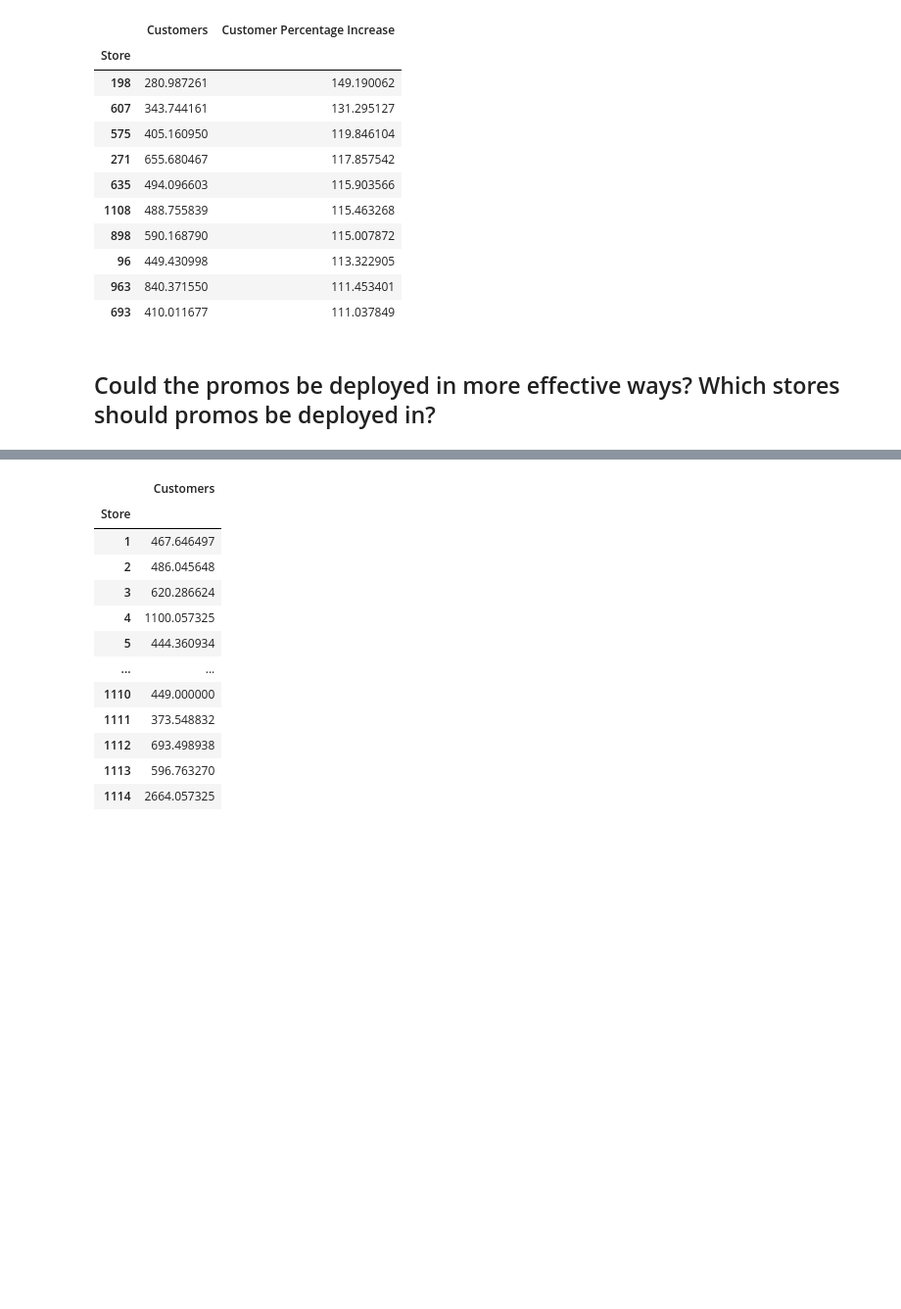
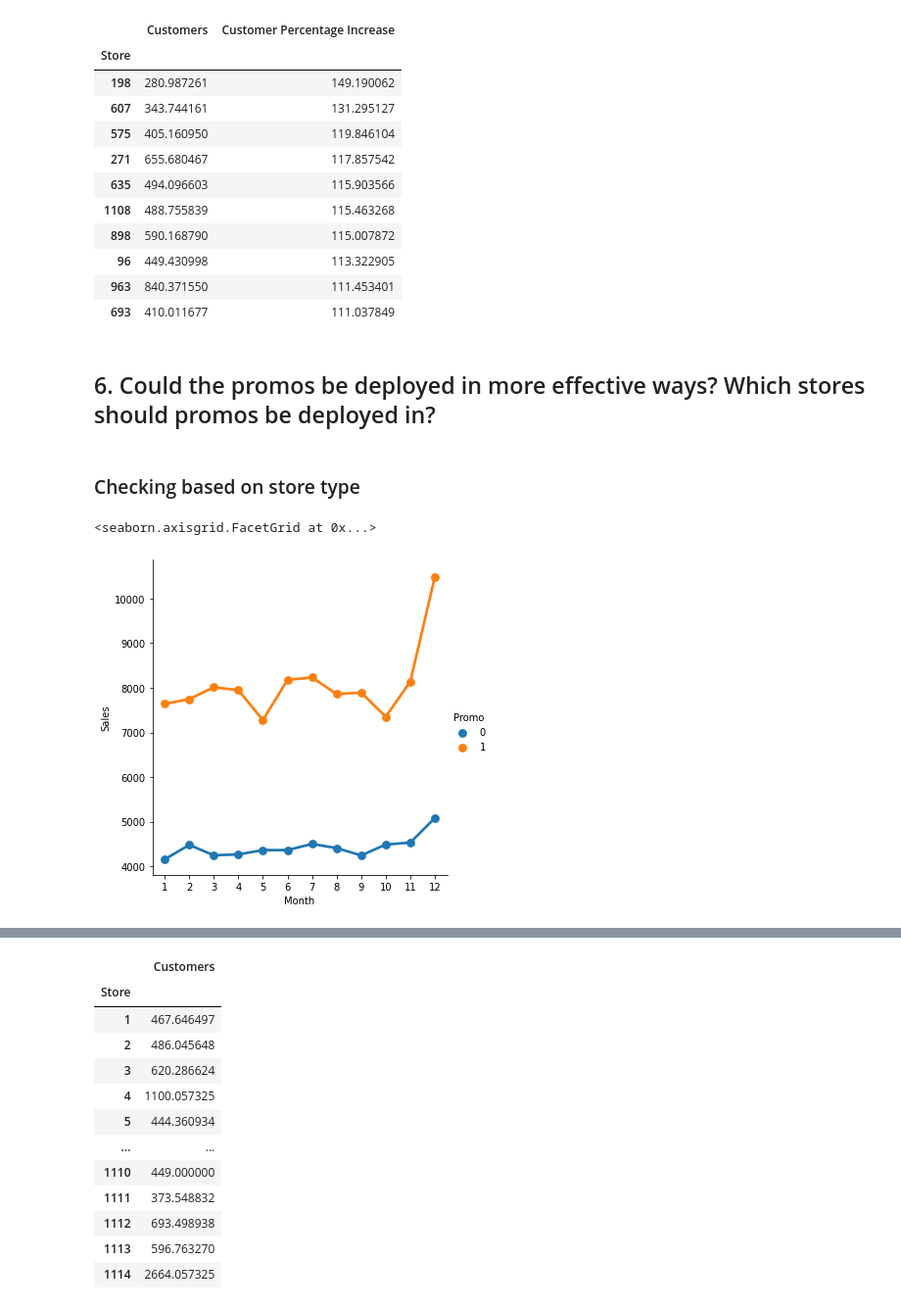
Before and after one commit to DePacifier/pharmacy_sales_prediction, a Jupyter notebook: notebooks/data_exploration.ipynb, the cells around one changed output, grey strips where cells are left out. Shown at 98% size. Cells and saved outputs as stored; diff of their text form; code cells hidden in the pictures; blank space fills up the shorter version.

```diff
--- a/notebooks/data_exploration.ipynb
+++ b/notebooks/data_exploration.ipynb
@@ -164,3 +138,9 @@ dtype: object
 # %%
 train_data_cleaner.separate_date_column(date_column='Date')
 test_data_cleaner.separate_date_column(date_column='Date')
+# %%
+# Need Joined data after this so, creating joined dataframe(train and store)
+# Combining Train Data with Store Data using Store Id to match/join the instances
+joined_df = DataCleaner(train_df)
+joined_df = joined_df.add_columns_from_another_df_using_column(store_df, 'Store', [
+                                                               'StoreType', 'Assortment', 'CompetitionDistance', 'CompetitionOpenSinceMonth', 'CompetitionOpenSinceYear', 'Promo2'])
@@ -474,4 +459,11 @@ customer_info.sort_values(
 | 963 | 840.371550 | 111.453401 |
 | 693 | 410.011677 | 111.037849 |
 # %% [markdown]
-## Could the promos be deployed in more effective ways? Which stores should promos be deployed in?
+## 6. Could the promos be deployed in more effective ways? Which stores should promos be deployed in?
+# %% [markdown]
+### Checking based on store type
+# %%
+sns.catplot(data=joined_df, x="Month", y="Sales", hue='Promo',kind='point')
+# %% [output]
+<seaborn.axisgrid.FacetGrid at 0x...>
+[figure, added]
```
Also changed, not shown: parts of 50 cells of this notebook, 1 other file.
